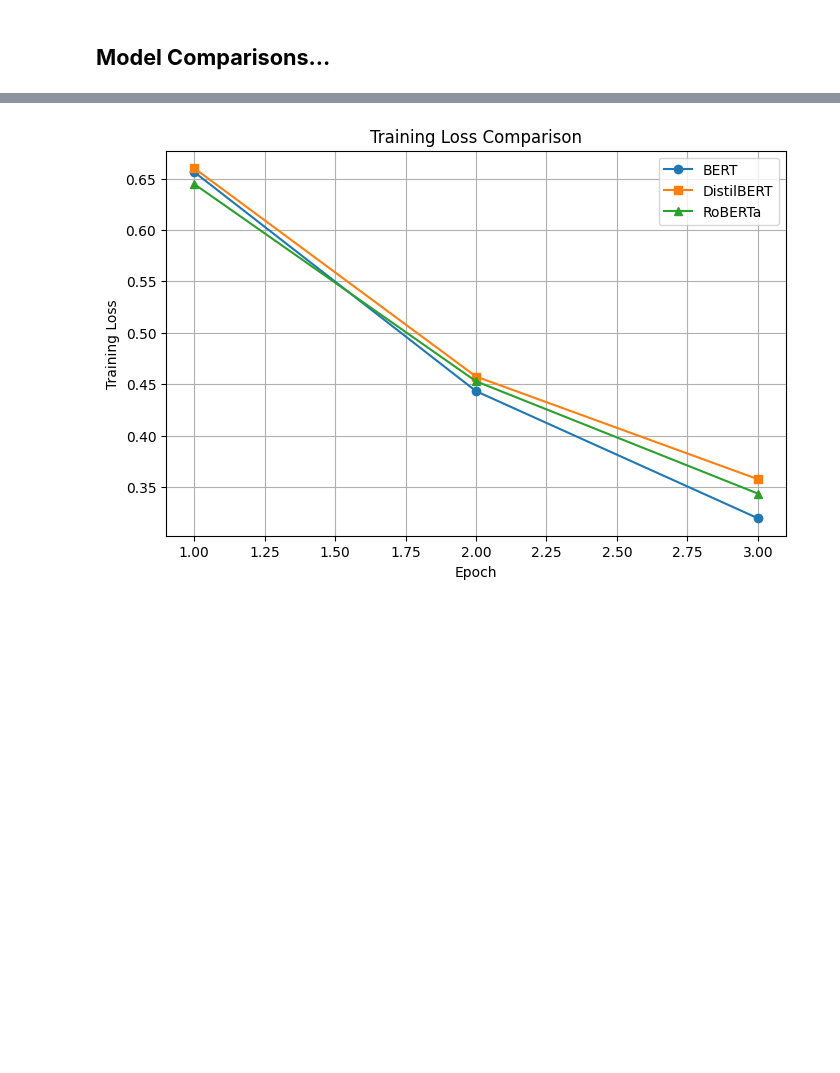
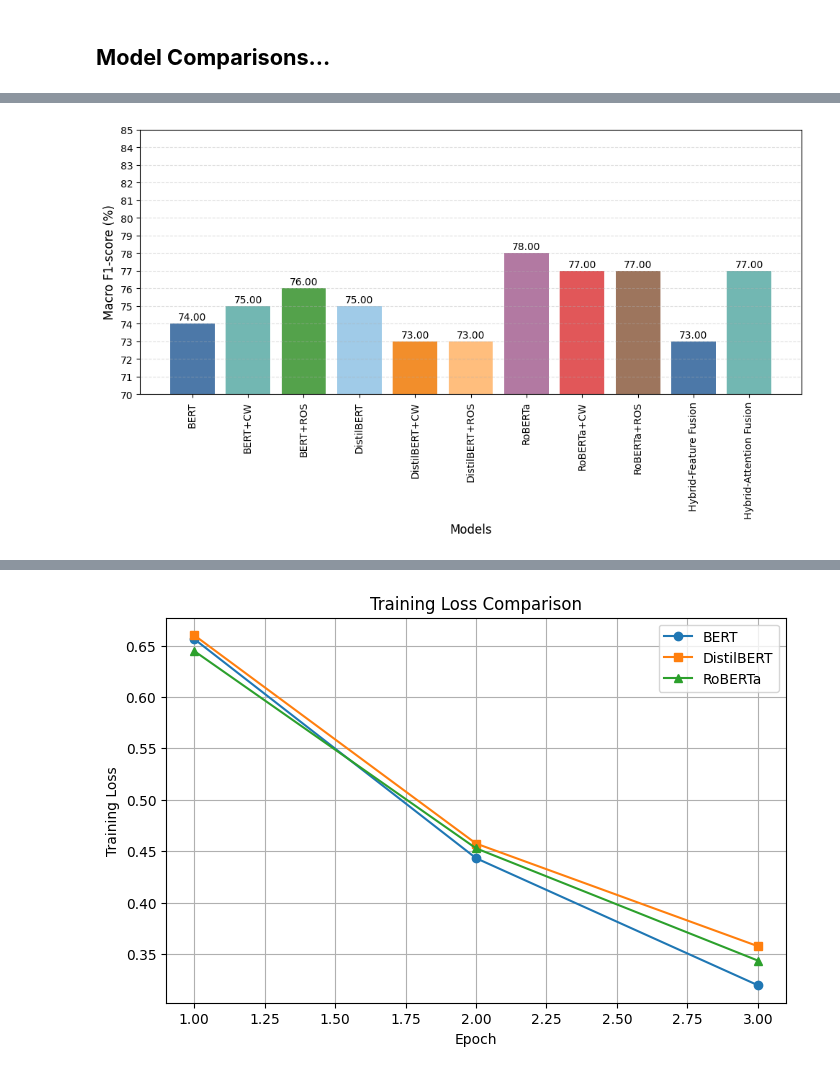
Before and after one commit to AnujikaSasindi/sri-lanka-tourism-sentiment-analysis, a Jupyter notebook: F_Sentiment_Prediction_Model_6_3.ipynb, the cells around one changed output, grey strips where cells are left out. Saved outputs shown, nothing was run; the diff lists cells and outputs as text; code cells hidden in the pictures; blank space fills up the shorter version.

```diff
--- a/F_Sentiment_Prediction_Model_6_3.ipynb
+++ b/F_Sentiment_Prediction_Model_6_3.ipynb
@@ -2984,0 +3190,83 @@ plt.show()
+# %%
+import pandas as pd
+import matplotlib.pyplot as plt
+
+results = pd.DataFrame({
+
+    "Model": [
+        "BERT",
+        "BERT+CW",
+        "BERT+ROS",
+        "DistilBERT",
+        "DistilBERT+CW",
+        "DistilBERT+ROS",
+        "RoBERTa",
+        "RoBERTa+CW",
+        "RoBERTa+ROS",
+        "Hybrid-Feature Fusion",
+        "Hybrid-Attention Fusion"
+    ],
+
+    "Macro F1": [
+        74.0,
+        75.0,
+        76.0,
+        75.0,
+        73.0,
+        73.0,
+        78.0,
+        77.0,
+        77.0,
+        73.0,
+        77.0
+    ]
+})
+
+plt.figure(figsize=(10,6))
+
+colors = [
+    "#4C78A8",  # Blue
+    "#72B7B2",  # Teal
+    "#54A24B",  # Green
+    "#A0CBE8",  # Light Blue
+    "#F28E2B",  # Orange
+    "#FFBE7D",  # Light Orange
+    "#B279A2",  # Purple
+    "#E15759",  # Red
+    "#9D755D"   # Brown
+]
+
+bars = plt.bar(
+    results["Model"],
+    results["Macro F1"],
+    color=colors
+)
+
+for bar in bars:
+
+    height = bar.get_height()
+
+    plt.text(
+        bar.get_x()+bar.get_width()/2,
+        height+0.2,
+        f"{height:.2f}",
+        ha="center",
+        fontsize=10
+    )
+
+plt.ylabel("Macro F1-score (%)", fontsize=12)
+plt.xlabel("Models", fontsize=12)
+#plt.title("Macro F1-score Comparison of Transformer Models", fontsize=14)
+
+plt.ylim(70,85)
+plt.yticks(range(70,86,1))
+
+plt.grid(axis="y", linestyle="--", alpha=0.4)
+
+plt.xticks(rotation=90)
+
+plt.tight_layout()
+
+plt.show()
+# %% [output]
+[figure, added]
```
Also changed, not shown: parts of 8 cells of this notebook.
